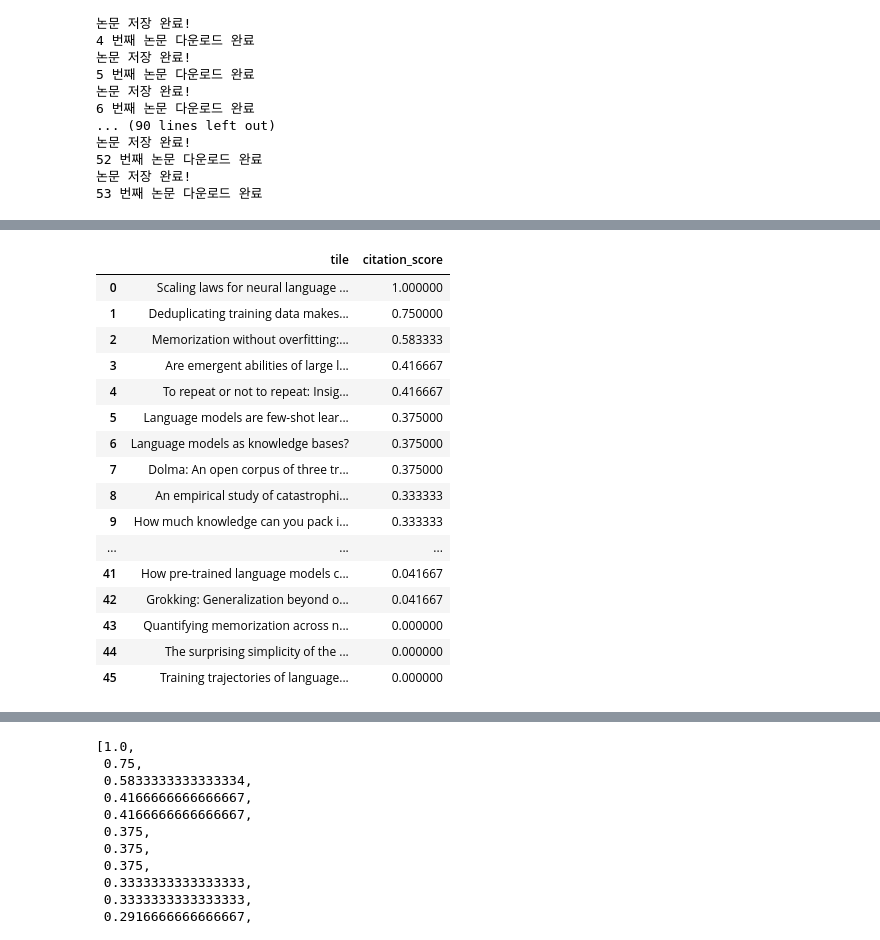
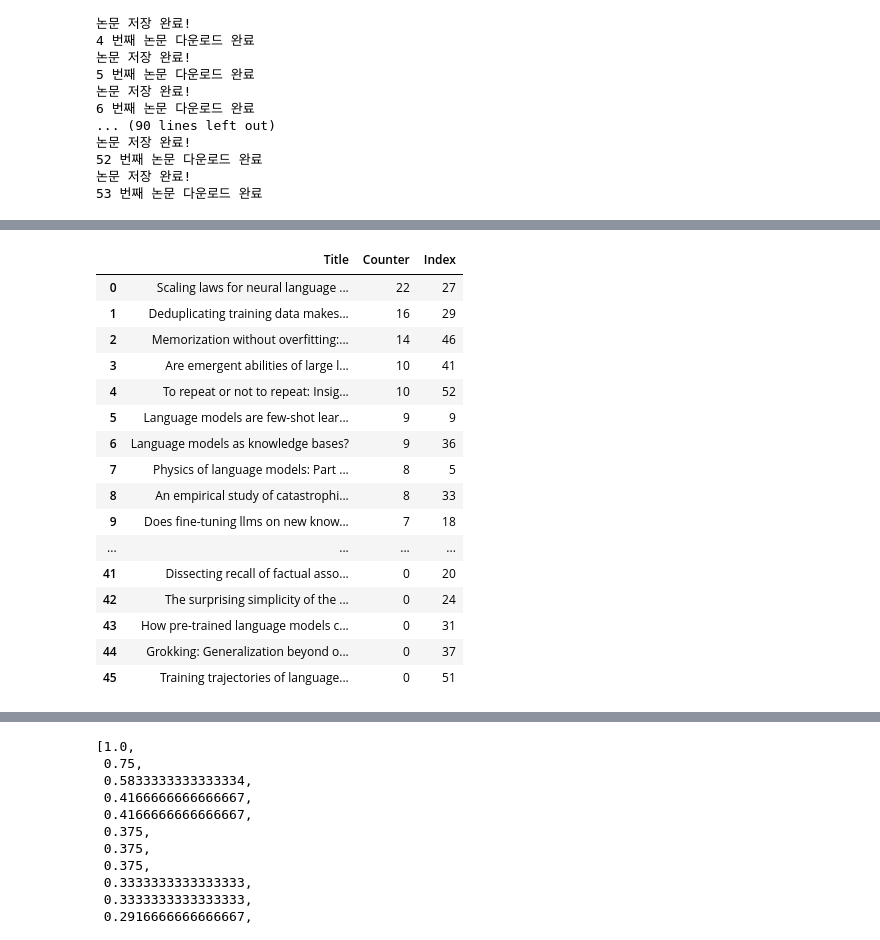
Before and after one commit to Habonit/streamGPT, a Jupyter notebook: test.ipynb, the cells around one changed output, grey strips where cells are left out. Saved outputs shown, nothing was run; the diff lists cells and outputs as text; code cells hidden in the pictures.

```diff
--- a/test.ipynb
+++ b/test.ipynb
@@ -450,21 +464,19 @@ Passing `palette` without assigning `hue` is deprecated and will be removed in v
 # %%
-
-df
 # %% [output]
-|  | tile | citation_score |
-| 0 | Scaling laws for neural language ... | 1.000000 |
-| 1 | Deduplicating training data makes... | 0.750000 |
-| 2 | Memorization without overfitting:... | 0.583333 |
-| 3 | Are emergent abilities of large l... | 0.416667 |
-| 4 | To repeat or not to repeat: Insig... | 0.416667 |
-| 5 | Language models are few-shot lear... | 0.375000 |
-| 6 | Language models as knowledge bases? | 0.375000 |
-| 7 | Dolma: An open corpus of three tr... | 0.375000 |
-| 8 | An empirical study of catastrophi... | 0.333333 |
-| 9 | How much knowledge can you pack i... | 0.333333 |
-| ... | ... | ... |
-| 41 | How pre-trained language models c... | 0.041667 |
-| 42 | Grokking: Generalization beyond o... | 0.041667 |
-| 43 | Quantifying memorization across n... | 0.000000 |
-| 44 | The surprising simplicity of the ... | 0.000000 |
-| 45 | Training trajectories of language... | 0.000000 |
+|  | Title | Counter | Index |
+| 0 | Scaling laws for neural language ... | 22 | 27 |
+| 1 | Deduplicating training data makes... | 16 | 29 |
+| 2 | Memorization without overfitting:... | 14 | 46 |
+| 3 | Are emergent abilities of large l... | 10 | 41 |
+| 4 | To repeat or not to repeat: Insig... | 10 | 52 |
+| 5 | Language models are few-shot lear... | 9 | 9 |
+| 6 | Language models as knowledge bases? | 9 | 36 |
+| 7 | Physics of language models: Part ... | 8 | 5 |
+| 8 | An empirical study of catastrophi... | 8 | 33 |
+| 9 | Does fine-tuning llms on new know... | 7 | 18 |
+| ... | ... | ... | ... |
+| 41 | Dissecting recall of factual asso... | 0 | 20 |
+| 42 | The surprising simplicity of the ... | 0 | 24 |
+| 43 | How pre-trained language models c... | 0 | 31 |
+| 44 | Grokking: Generalization beyond o... | 0 | 37 |
+| 45 | Training trajectories of language... | 0 | 51 |
```
Also changed, not shown: parts of 9 cells of this notebook, 57 other files.
